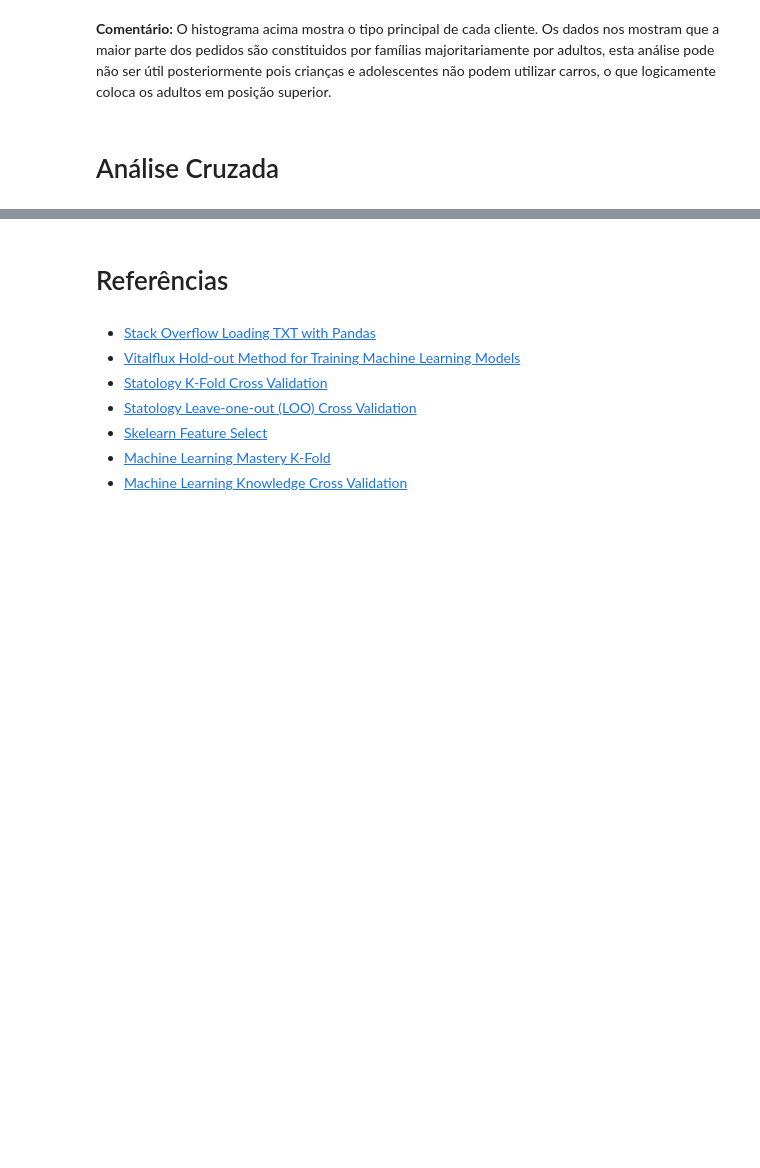
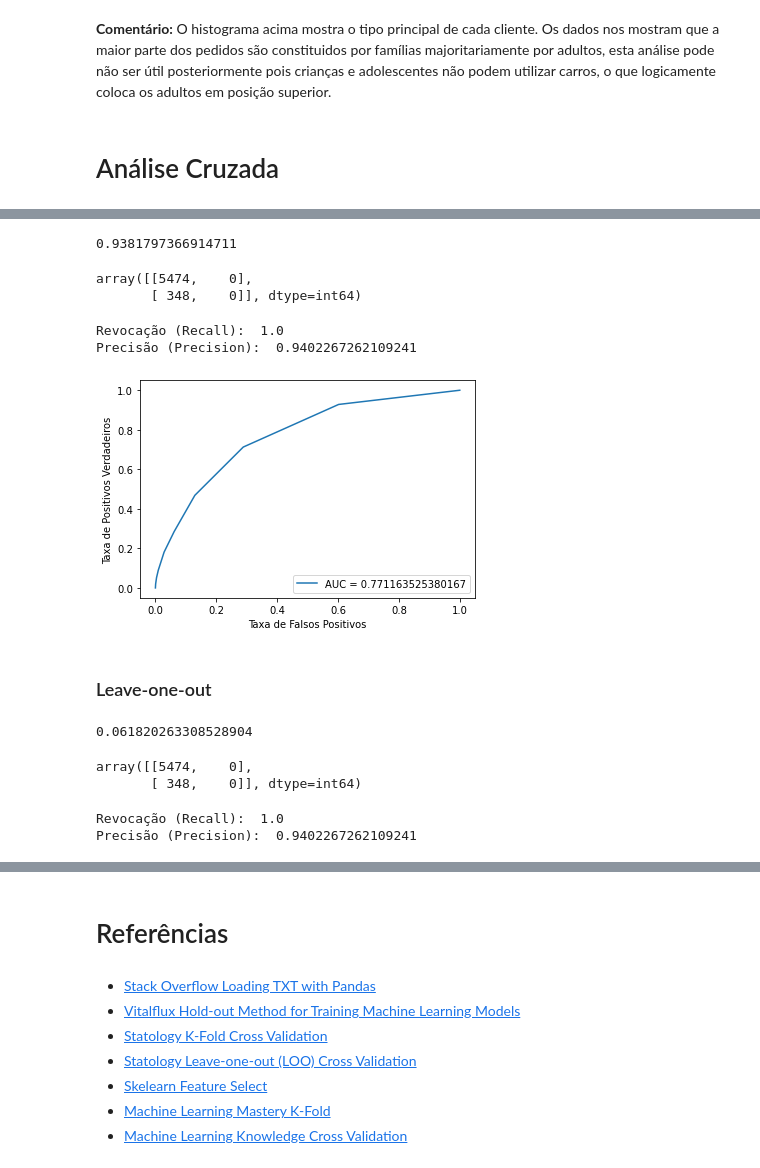
Before and after one commit to Barbomat/AD-Avaliacao-C3-Neumann-Software, a Jupyter notebook: Avalicação C3 - Neumann Software.ipynb, the cells around one changed output, grey strips where cells are left out. Cells and saved outputs as stored; diff of their text form; code cells hidden in the pictures; blank space fills up the shorter version.

```diff
--- a/Avalicação C3 - Neumann Software.ipynb
+++ b/Avalicação C3 - Neumann Software.ipynb
@@ -135,0 +307,68 @@ dataValidacao[4].plot.hist(bins=24)
+# %%
+X = dataTreino.loc[:, dataTreino.columns != 85]
+y = dataTreino[85]
+
+X_train, X_test, y_train, y_test = train_test_split(X, y, test_size = 0.3, random_state = 4)
+
+model = KNeighborsClassifier(n_neighbors=20)
+model.fit(X_train, y_train)
+
+result = model.score(X_test, y_test)
+print(result)
+# %% [output]
+0.9381797366914711
+# %%
+c_matrix = confusion_matrix(y, model.predict(X))
+c_matrix
+# %% [output]
+array([[5474,    0],
+       [ 348,    0]], dtype=int64)
+# %%
+print('Revocação (Recall): ', c_matrix[0, 0] / sum(c_matrix[0, :]))
+print('Precisão (Precision): ', c_matrix[0, 0] / sum(c_matrix[:, 0]))
+# %% [output]
+Revocação (Recall):  1.0
+Precisão (Precision):  0.9402267262109241
+# %%
+# Visualização da curva ROC de acordo com a métrica AUC.
+probabilidades_y = model.predict_proba(X)[::,1]
+falso_positivo, verdadeiro_positivo, _ = roc_curve(y, probabilidades_y)
+auc = roc_auc_score(y, probabilidades_y)
+
+plt.plot(falso_positivo, verdadeiro_positivo, label = "AUC = " + str(auc))
+plt.ylabel('Taxa de Positivos Verdadeiros')
+plt.xlabel('Taxa de Falsos Positivos')
+plt.legend(loc = 4)
+plt.show()
+# %% [output]
+[figure, added]
+# %% [markdown]
+### Leave-one-out
+# %%
+X = dataTreino.loc[:, dataTreino.columns != 85]
+y = dataTreino[85]
+
+X_train, X_test, y_train, y_test = train_test_split(X, y, test_size = 0.3, random_state = 4)
+
+cv = LeaveOneOut()
+
+model = KNeighborsClassifier(n_neighbors=20)
+model.fit(X_train, y_train)
+
+scores = cross_val_score(model, X_test, y_test, scoring='neg_mean_absolute_error', cv=cv, n_jobs=-1)
+
+mean(absolute(scores))
+# %% [output]
+0.061820263308528904
+# %%
+c_matrix = confusion_matrix(y, model.predict(X))
+c_matrix
+# %% [output]
+array([[5474,    0],
+       [ 348,    0]], dtype=int64)
+# %%
+print('Revocação (Recall): ', c_matrix[0, 0] / sum(c_matrix[0, :]))
+print('Precisão (Precision): ', c_matrix[0, 0] / sum(c_matrix[:, 0]))
+# %% [output]
+Revocação (Recall):  1.0
+Precisão (Precision):  0.9402267262109241
```
Also changed, not shown: parts of 47 cells of this notebook.
